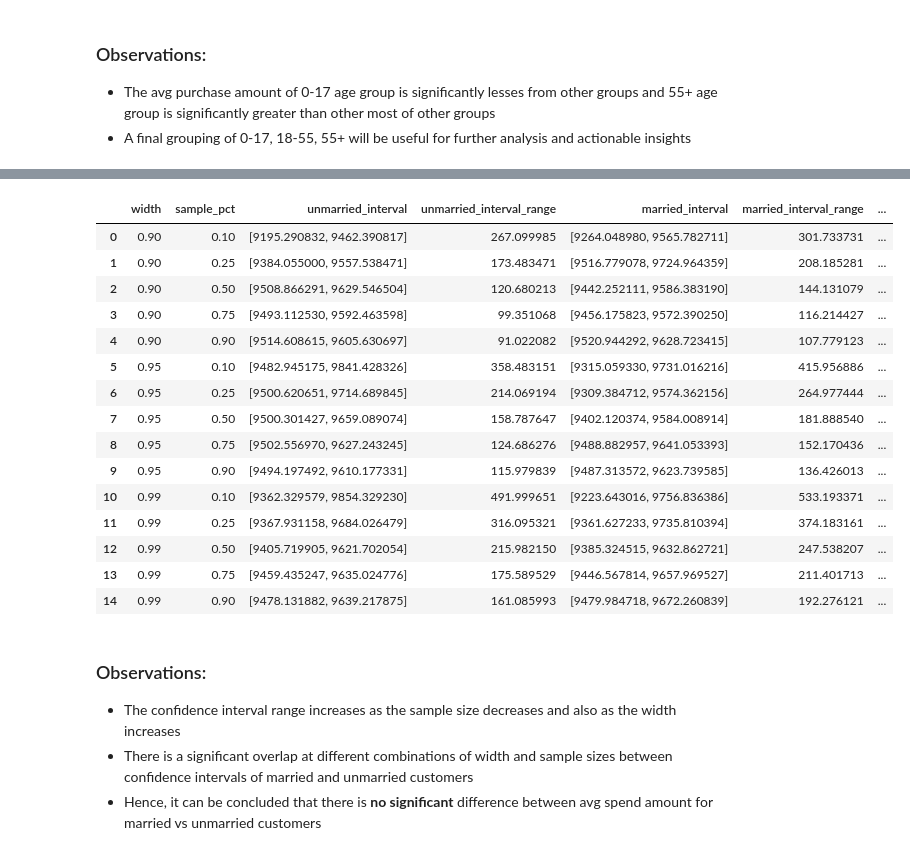
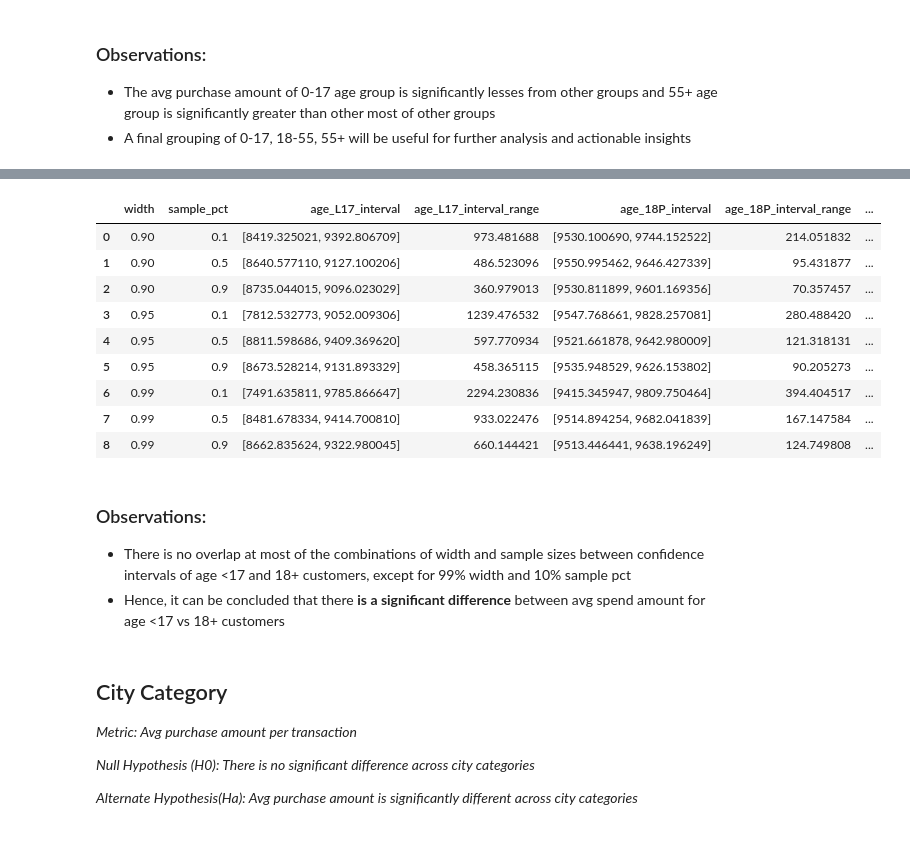
Before and after one commit to lsp-sandeep/ScalerDSML, a Jupyter notebook: Walmart/hypothesis_testing.ipynb, the cells around one changed output, grey strips where cells are left out. Cells and saved outputs as stored; diff of their text form; code cells hidden in the pictures.

```diff
--- a/Walmart/hypothesis_testing.ipynb
+++ b/Walmart/hypothesis_testing.ipynb
@@ -322,7 +329,7 @@ def check_overlap(left_interval, right_interval):
     if left_interval[1] < right_interval[0] or right_interval[1] < left_interval[0]:
         return 'No Overlap'
 
-    return 'Overalp'
+    return 'Overlap'
 # %%
 params = {
     'width': [0.90, 0.95, 0.99],
@@ -584,10 +582,10 @@ age_group_mapping = {
     '0-17': '0-17',
     '18-25': '18-25',
     '26-35': '26-35',
-    '36-45': '36-55',
-    '46-50': '36-55',
-    '51-55': '36-55',
-    '55+': '55+'
+    '36-45': '36-50',
+    '46-50': '36-50',
+    '51-55': '50+',
+    '55+': '50+'
 }
 
 user_agg_data['Age_Group'] = user_agg_data['Age'].map(age_group_mapping).astype('category')
@@ -769,12 +786,12 @@ age_group_ttest_results_data
 # %%
 age_group_final_mapping = {
     '0-17': '0-17',
-    '18-25': '18-55',
-    '26-35': '18-55',
-    '36-45': '18-55',
-    '46-50': '18-55',
-    '51-55': '18-55',
-    '55+': '55+'
+    '18-25': '18+',
+    '26-35': '18+',
+    '36-45': '18+',
+    '46-50': '18+',
+    '51-55': '18+',
+    '55+': '18+'
 }
 
 user_agg_data['Age_Group_Final'] = user_agg_data['Age'].map(age_group_final_mapping).astype('category')
@@ -790,53 +807,57 @@ plt.show()
+# %%
+age_final_L17_purchase_data = user_agg_data[user_agg_data['Age_Group_Final'] == '0-17']['Avg. Revenue per Transaction']
+age_final_18P_purchase_data = user_agg_data[user_agg_data['Age_Group_Final'] == '18+']['Avg. Revenue per Transaction']
 # %%
 params = {
     'width': [0.90, 0.95, 0.99],
     'sample_pct': [0.10, 0.50, 0.90]
 }
 
 confidence_intervals_data = pd.DataFrame()
 
 for w in params['width']:
     for pct in params['sample_pct']:
-        married_confidence_interval = get_confidence_interval(married_purchase_data, sample_pct= pct, width= w)
-        unmarried_confidence_interval = get_confidence_interval(unmarried_purchase_data, sample_pct= pct, width= w)
+        age_final_L17_confidence_interval = get_confidence_interval(age_final_L17_purchase_data, sample_pct= pct, width= w)
+        age_final_18P_confidence_interval = get_confidence_interval(age_final_18P_purchase_data, sample_pct= pct, width= w)
 
         current_confidence_intervals = pd.DataFrame(
             {
                 'width': w, 'sample_pct': pct,
-                'unmarried_interval': f'[{unmarried_confidence_interval[0]:2f}, {unmarried_confidence_interval[1]:2f}]',
-                'unmarried_interval_range': unmarried_confidence_interval[1] - unmarried_confidence_interval[0],
-                'married_interval': f'[{married_confidence_interval[0]:2f}, {married_confidence_interval[1]:2f}]',
-                'married_interval_range': married_confidence_interval[1] - married_confidence_interval[0],
-                'overlap_status': check_overlap(married_confidence_interval, unmarried_confidence_interval)
+                'age_L17_interval': f'[{age_final_L17_confidence_interval[0]:2f}, {age_final_L17_confidence_interval[1]:2f}]',
+                'age_L17_interval_range': age_final_L17_confidence_interval[1] - age_final_L17_confidence_interval[0],
+                'age_18P_interval': f'[{age_final_18P_confidence_interval[0]:2f}, {age_final_18P_confidence_interval[1]:2f}]',
+                'age_18P_interval_range': age_final_18P_confidence_interval[1] - age_final_18P_confidence_interval[0],
+                'overlap_status': check_overlap(age_final_18P_confidence_interval, age_final_L17_confidence_interval)
             },
             index= [0]
         )
 
         confidence_intervals_data = (
             pd.concat([confidence_intervals_data, current_confidence_intervals], ignore_index= True)
         )
 
 confidence_intervals_data
 # %% [output]
-|  | width | sample_pct | unmarried_interval | unmarried_interval_range | married_interval | married_interval_range | ... |
-| 0 | 0.90 | 0.10 | [9195.290832, 9462.390817] | 267.099985 | [9264.048980, 9565.782711] | 301.733731 | ... |
-| 1 | 0.90 | 0.25 | [9384.055000, 9557.538471] | 173.483471 | [9516.779078, 9724.964359] | 208.185281 | ... |
-| 2 | 0.90 | 0.50 | [9508.866291, 9629.546504] | 120.680213 | [9442.252111, 9586.383190] | 144.131079 | ... |
-| 3 | 0.90 | 0.75 | [9493.112530, 9592.463598] | 99.351068 | [9456.175823, 9572.390250] | 116.214427 | ... |
-| 4 | 0.90 | 0.90 | [9514.608615, 9605.630697] | 91.022082 | [9520.944292, 9628.723415] | 107.779123 | ... |
-| 5 | 0.95 | 0.10 | [9482.945175, 9841.428326] | 358.483151 | [9315.059330, 9731.016216] | 415.956886 | ... |
-| 6 | 0.95 | 0.25 | [9500.620651, 9714.689845] | 214.069194 | [9309.384712, 9574.362156] | 264.977444 | ... |
-| 7 | 0.95 | 0.50 | [9500.301427, 9659.089074] | 158.787647 | [9402.120374, 9584.008914] | 181.888540 | ... |
-| 8 | 0.95 | 0.75 | [9502.556970, 9627.243245] | 124.686276 | [9488.882957, 9641.053393] | 152.170436 | ... |
-| 9 | 0.95 | 0.90 | [9494.197492, 9610.177331] | 115.979839 | [9487.313572, 9623.739585] | 136.426013 | ... |
-| 10 | 0.99 | 0.10 | [9362.329579, 9854.329230] | 491.999651 | [9223.643016, 9756.836386] | 533.193371 | ... |
-| 11 | 0.99 | 0.25 | [9367.931158, 9684.026479] | 316.095321 | [9361.627233, 9735.810394] | 374.183161 | ... |
-| 12 | 0.99 | 0.50 | [9405.719905, 9621.702054] | 215.982150 | [9385.324515, 9632.862721] | 247.538207 | ... |
-| 13 | 0.99 | 0.75 | [9459.435247, 9635.024776] | 175.589529 | [9446.567814, 9657.969527] | 211.401713 | ... |
-| 14 | 0.99 | 0.90 | [9478.131882, 9639.217875] | 161.085993 | [9479.984718, 9672.260839] | 192.276121 | ... |
+|  | width | sample_pct | age_L17_interval | age_L17_interval_range | age_18P_interval | age_18P_interval_range | ... |
+| 0 | 0.90 | 0.1 | [8419.325021, 9392.806709] | 973.481688 | [9530.100690, 9744.152522] | 214.051832 | ... |
+| 1 | 0.90 | 0.5 | [8640.577110, 9127.100206] | 486.523096 | [9550.995462, 9646.427339] | 95.431877 | ... |
+| 2 | 0.90 | 0.9 | [8735.044015, 9096.023029] | 360.979013 | [9530.811899, 9601.169356] | 70.357457 | ... |
+| 3 | 0.95 | 0.1 | [7812.532773, 9052.009306] | 1239.476532 | [9547.768661, 9828.257081] | 280.488420 | ... |
+| 4 | 0.95 | 0.5 | [8811.598686, 9409.369620] | 597.770934 | [9521.661878, 9642.980009] | 121.318131 | ... |
+| 5 | 0.95 | 0.9 | [8673.528214, 9131.893329] | 458.365115 | [9535.948529, 9626.153802] | 90.205273 | ... |
+| 6 | 0.99 | 0.1 | [7491.635811, 9785.866647] | 2294.230836 | [9415.345947, 9809.750464] | 394.404517 | ... |
+| 7 | 0.99 | 0.5 | [8481.678334, 9414.700810] | 933.022476 | [9514.894254, 9682.041839] | 167.147584 | ... |
+| 8 | 0.99 | 0.9 | [8662.835624, 9322.980045] | 660.144421 | [9513.446441, 9638.196249] | 124.749808 | ... |
 # %% [markdown]
 ### Observations:
 
-- The confidence interval range increases as the sample size decreases and also as the width increases
-- There is a significant overlap at different combinations of width and sample sizes between confidence intervals of married and unmarried customers
-- Hence, it can be concluded that there is **no significant** difference between avg spend amount for married vs unmarried customers
+- There is no overlap at most of the combinations of width and sample sizes between confidence intervals of age <17 and 18+ customers, except for 99% width and 10% sample pct
+- Hence, it can be concluded that there **is a significant difference** between avg spend amount for age <17 vs 18+ customers
+# %% [markdown]
+## City Category
+
+*Metric: Avg purchase amount per transaction*
+
+*Null Hypothesis (H0): There is no significant difference across city categories*
+
+*Alternate Hypothesis(Ha): Avg purchase amount is significantly different across city categories*
```
Also changed, not shown: parts of 43 cells of this notebook, 1 other file.
